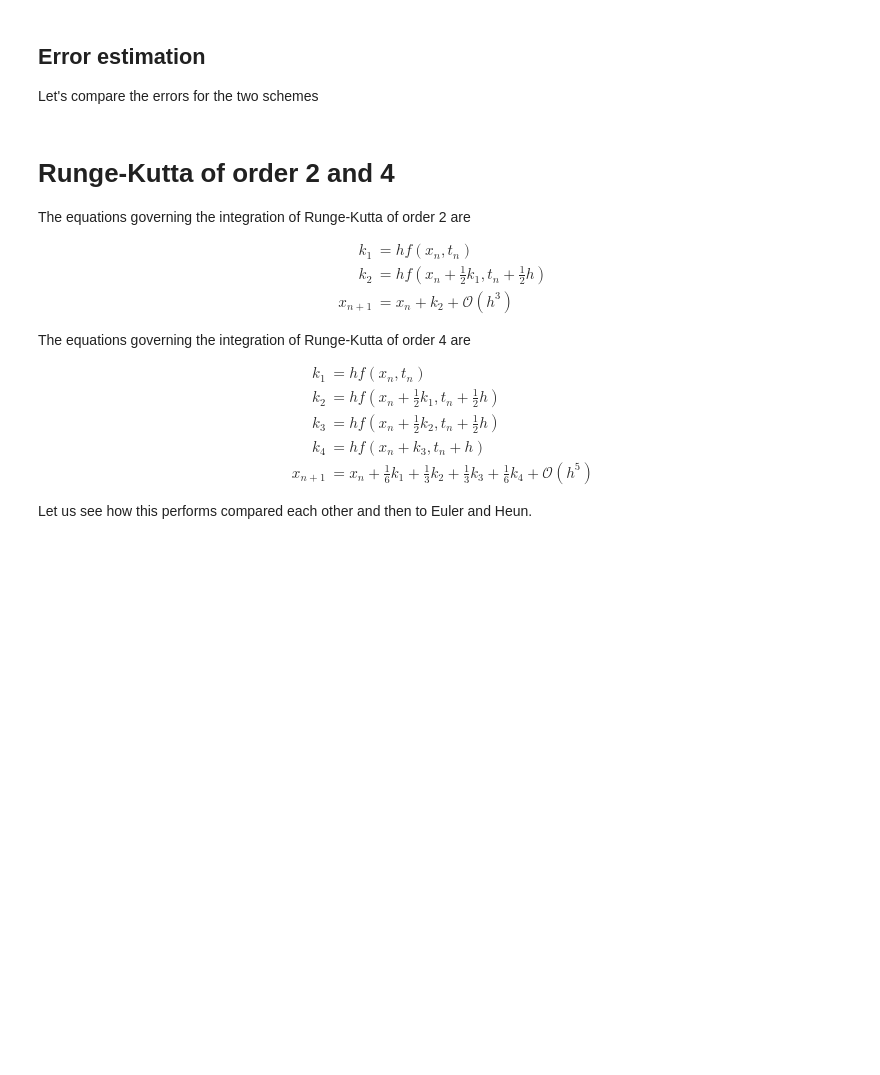
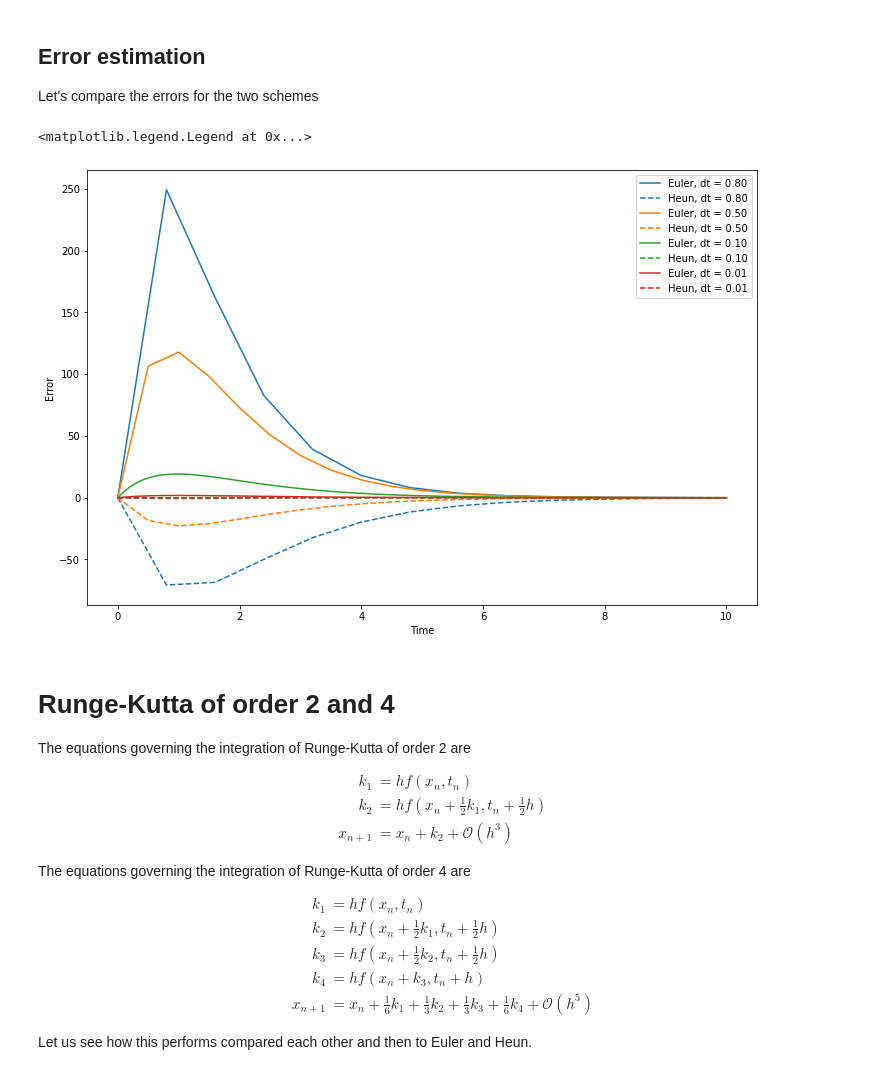
Before and after one commit to Jayshil/planetary-dynamics, a Jupyter notebook: 1st_ODE_integration_radio_decay.ipynb, the cells around one changed output. Saved outputs shown, nothing was run; the diff lists cells and outputs as text; code cells hidden in the pictures; blank space fills up the shorter version.

```diff
--- a/1st_ODE_integration_radio_decay.ipynb
+++ b/1st_ODE_integration_radio_decay.ipynb
@@ -251,36 +262,44 @@ Let's compare the errors for the two schemes
 # %%
 dt = [0.8, 0.5, 0.1, 0.01]
 
 N_steps = [int(Time_max/float(x)) for x in dt]
-print(N_steps)
+#print(N_steps)
 
 # Computation of the Heun's integration for the different dt (Euler was done previously)
 
 th_err = []
 xh_err = []
 for i in np.arange(len(dt)):
     tmp = evolve_Heun(x0, tau, dt[i], N_steps[i])
     th_err.append(tmp[0])
     xh_err.append(tmp[1])
 
 # Computation of the error for the different dt by taking the exact solution minus Heun's integration solution:
 # Call it error_Heun and it should have dimensions of len(dt) x N_steps
 
-print("now is time to work, you can copy paste and update what you did for Euler")
-error_Heun = #
+# Now is time to work, you can copy paste and update what you did for Euler
+error_Heun = []
+
+for i in range(len(dt)):
+    exact2 = radioactive_decay(x0, np.asarray(th_err[i]), tau)
+    err2 = exact2 - xh_err[i]
+    error_Heun.append(err2)
 
 # Plot
 
 fig = plt.figure(figsize=(12, 8))
 ax = fig.add_subplot(1,1,1)
 
 for i in np.arange(len(dt)):
     line, = ax.plot(te_err[i], error_Euler[i], '-', label="Euler, dt = %.2f" %dt[i])
     ax.plot(th_err[i], error_Heun[i], '--', c=line.get_color(), label="Heun, dt = %.2f" %dt[i])
 
 ax.set_ylabel("Error")
 ax.set_xlabel("Time")
 ax.legend(loc=0, prop={'size':10})
+# %% [output]
+<matplotlib.legend.Legend at 0x...>
+[figure, added]
 # %% [markdown]
 # Runge-Kutta of order 2 and 4
 
```
Also changed, not shown: parts of 13 cells of this notebook.
